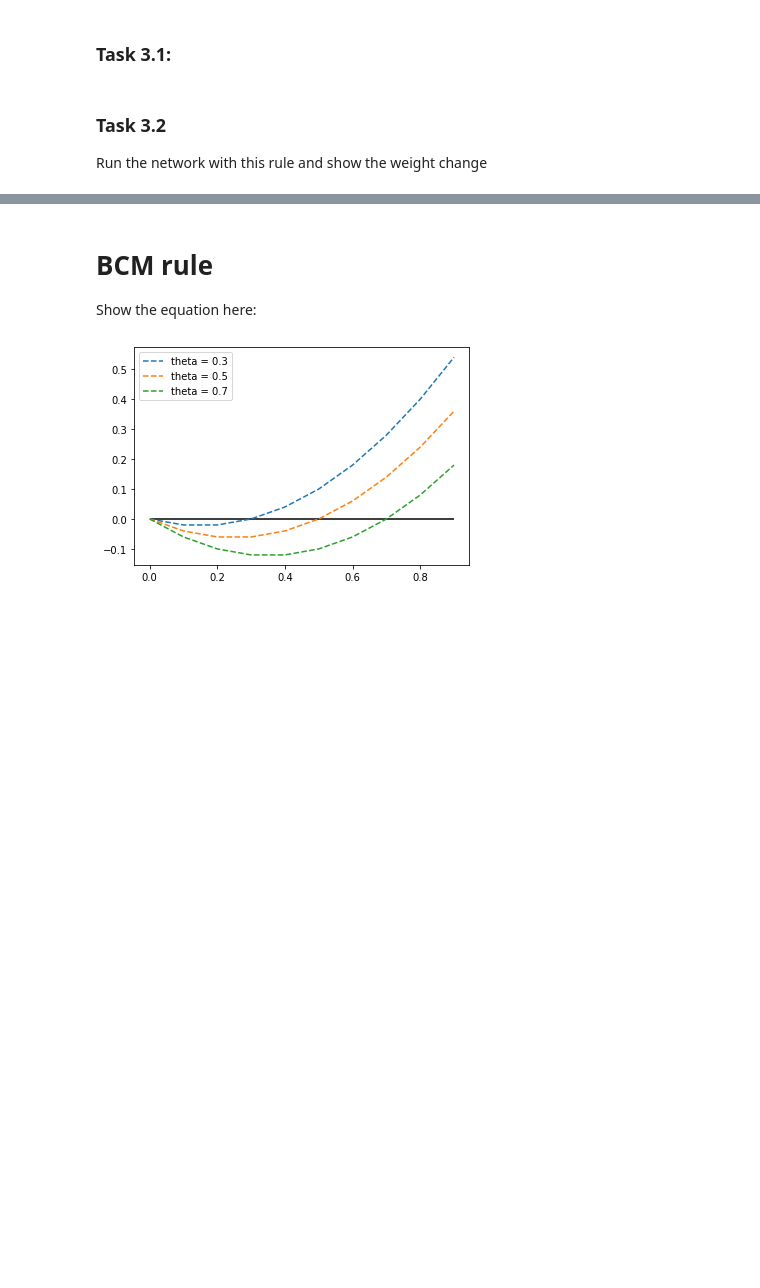
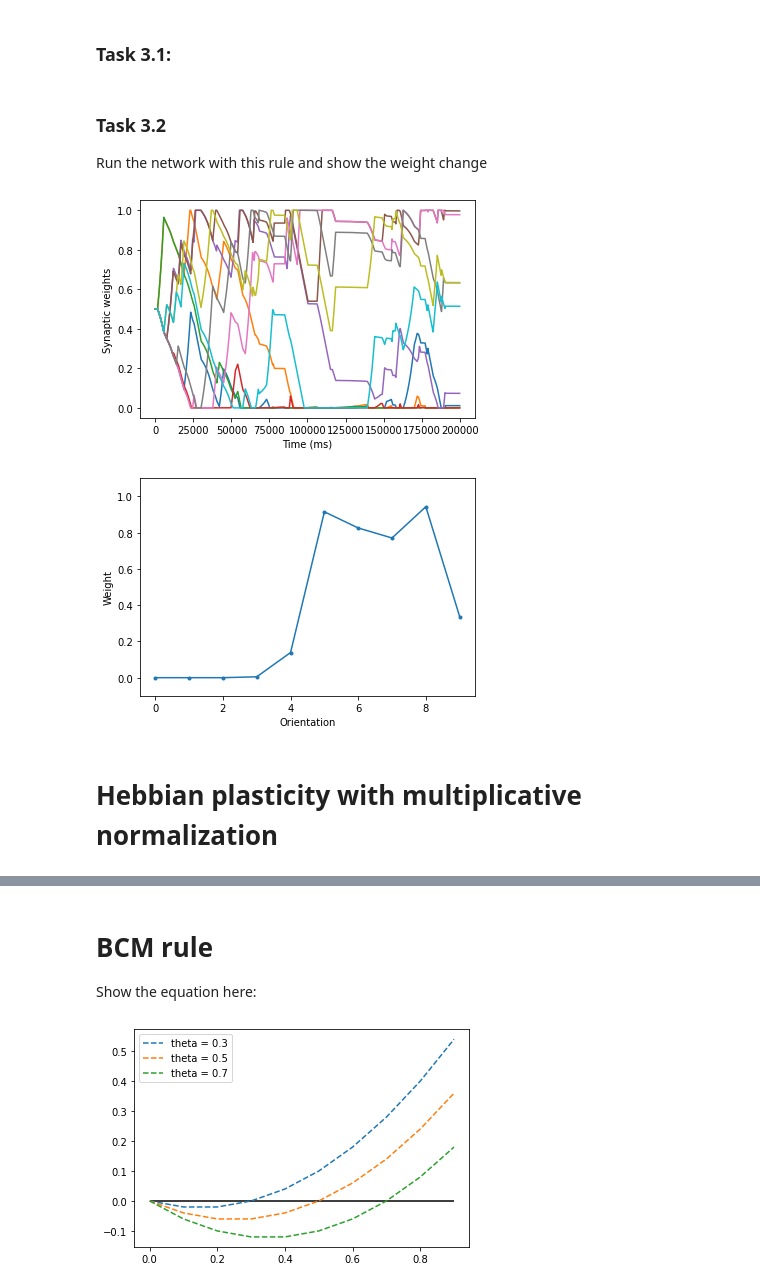
Before and after one commit to comp-neural-circuits/plasticity-workshop, a Jupyter notebook: hebbian_plasticity.ipynb, the cells around one changed output, grey strips where cells are left out. Drawn from its saved outputs; the diff is of its cells as text; code cells hidden in the pictures; blank space fills up the shorter version.

```diff
--- a/hebbian_plasticity.ipynb
+++ b/hebbian_plasticity.ipynb
@@ -369,0 +385,10 @@ Run the network with this rule and show the weight change
+# %%
+# visualize output
+
+show_weight_evolution(wXY, t)
+show_weights_at_time(wXY, t3=150000.)
+# %% [output]
+[figure, added]
+[figure, added]
+# %% [markdown]
+# Hebbian plasticity with multiplicative normalization
```
Also changed, not shown: parts of 42 cells of this notebook.
